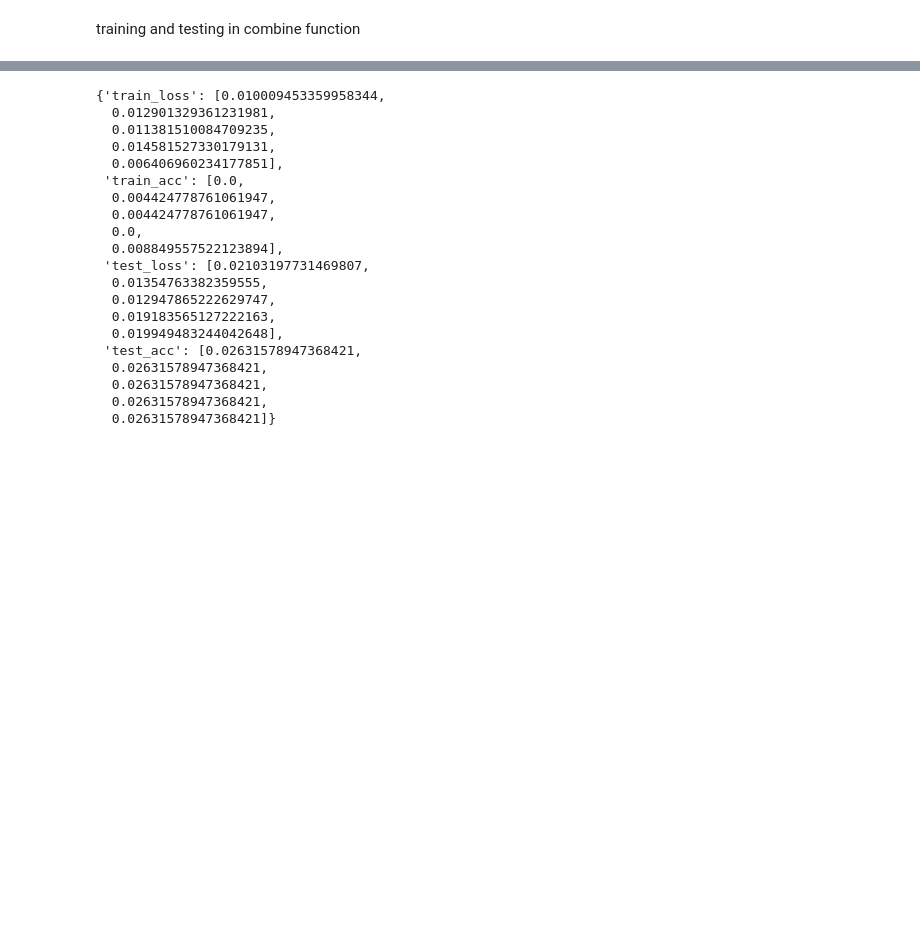
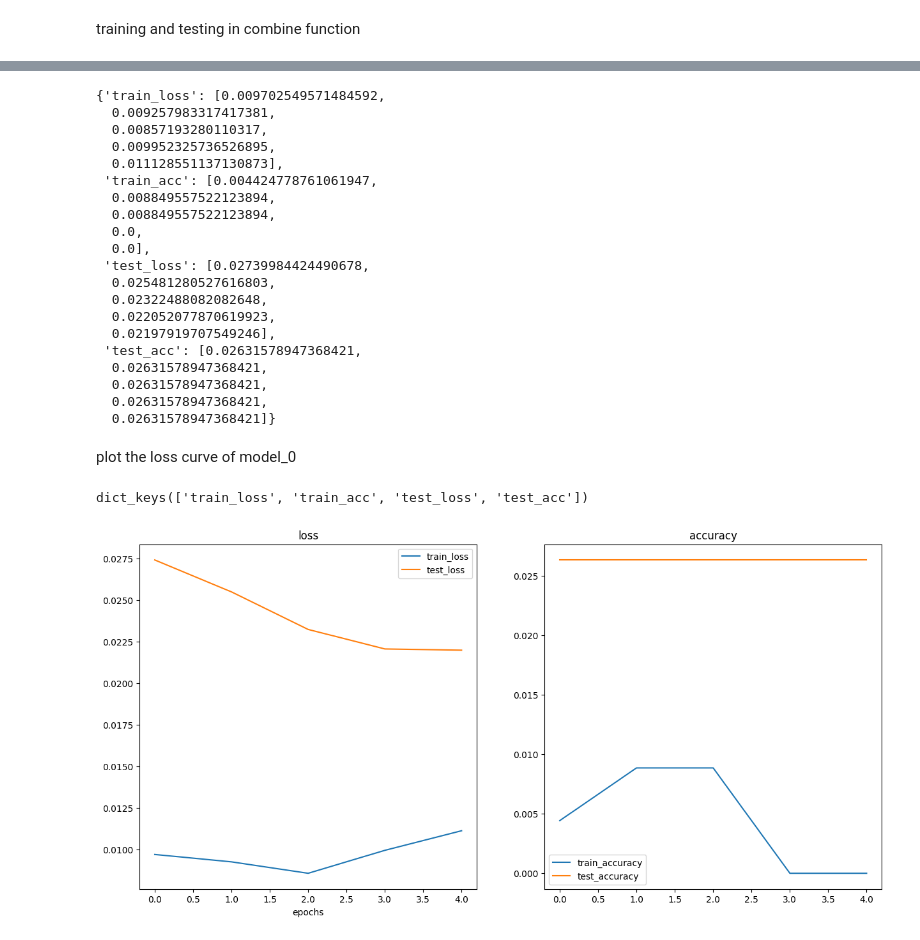
Before and after one commit to saim9211/DeepLearning, a Jupyter notebook: 04_pytorch_custom_dataset.ipynb, the cells around one changed output, grey strips where cells are left out. Saved outputs shown, nothing was run; the diff lists cells and outputs as text; code cells hidden in the pictures; blank space fills up the shorter version.

Commit message:
loss curve

```diff
--- a/04_pytorch_custom_dataset.ipynb
+++ b/04_pytorch_custom_dataset.ipynb
@@ -755,11 +755,13 @@ class TinyVGG(nn.Module):
                   stride=1,
                   padding=0),
         nn.ReLU(),
+        nn.MaxPool2d(kernel_size=2,
+                     stride=2)
 
     )
     self.classifier=nn.Sequential(
         nn.Flatten(),
-        nn.Linear(in_features=hidden_units*26*26,
+        nn.Linear(in_features=hidden_units*13*13,
                   out_features=output_shape)
     )
   def forward(self,x):
@@ -922,7 +925,7 @@ def train(model:torch.nn.Module,
           test_dataloader:torch.utils.data.dataloader,
           optimizer:torch.optim.Optimizer,
           loss_fn:torch.nn.Module=nn.CrossEntropyLoss(),
-          epochs:int=5,
+          epochs:int=10,
           device:torch.device="cuda"
           ):
   # create teh emplty result dictionary
@@ -968,7 +971,7 @@ model_0=TinyVGG(
 # setup loss and optimizer
 loss_fn=nn.CrossEntropyLoss()
 optimizer=torch.optim.Adam( params=model_0.parameters(),
-                            lr=0.003
+                            lr=0.001
 )
 from timeit import default_timer as timer
 start_time=timer()
@@ -1002,23 +1005,60 @@ total training time: 0.8771462039994731
 # %%
 model_res
 # %% [output]
-{'train_loss': [0.010009453359958344,
-  0.012901329361231981,
-  0.011381510084709235,
-  0.014581527330179131,
-  0.006406960234177851],
- 'train_acc': [0.0,
-  0.004424778761061947,
-  0.004424778761061947,
+{'train_loss': [0.009702549571484592,
+  0.009257983317417381,
+  0.00857193280110317,
+  0.009952325736526895,
+  0.011128551137130873],
+ 'train_acc': [0.004424778761061947,
+  0.008849557522123894,
+  0.008849557522123894,
   0.0,
-  0.008849557522123894],
- 'test_loss': [0.02103197731469807,
-  0.01354763382359555,
-  0.012947865222629747,
-  0.019183565127222163,
-  0.019949483244042648],
+  0.0],
+ 'test_loss': [0.02739984424490678,
+  0.025481280527616803,
+  0.02322488082082648,
+  0.022052077870619923,
+  0.02197919707549246],
  'test_acc': [0.02631578947368421,
   0.02631578947368421,
   0.02631578947368421,
   0.02631578947368421,
   0.02631578947368421]}
+# %% [markdown]
+plot the loss curve of model_0
+# %%
+model_res.keys()
+# %% [output]
+dict_keys(['train_loss', 'train_acc', 'test_loss', 'test_acc'])
+# %%
+def plot_loss_curve(result:Dict[str,List[float]]):
+  # plotting training curves of a result dictionary
+  #get the loss value of the res dictionary
+  loss=result["train_loss"]
+  test_loss=result["test_loss"]
+  # get the acc value of the res dic
+  accuracy=result["train_acc"]
+  test_accuracy=result["test_acc"]
+
+  # how many epoch there were
+  epochs=range(len(loss))
+
+  plt.figure(figsize=(15,7))
+  # plot loss
+  plt.subplot(1,2,1)
+  plt.plot(epochs,loss,label="train_loss")
+  plt.plot(epochs,test_loss,label="test_loss")
+  plt.title("loss")
+  plt.xlabel("epochs")
+  plt.legend()
+  # plot accuracy
+  plt.subplot(1,2,2)
+  plt.plot(epochs,accuracy,label="train_accuracy")
+  plt.plot(epochs,test_accuracy,label="test_accuracy")
+  plt.title("accuracy")
+  plt.legend()
+# %%
+plot_loss_curve(model_res)
+# %% [output]
+[figure, added]
```
Also changed, not shown: parts of 4 cells of this notebook.
